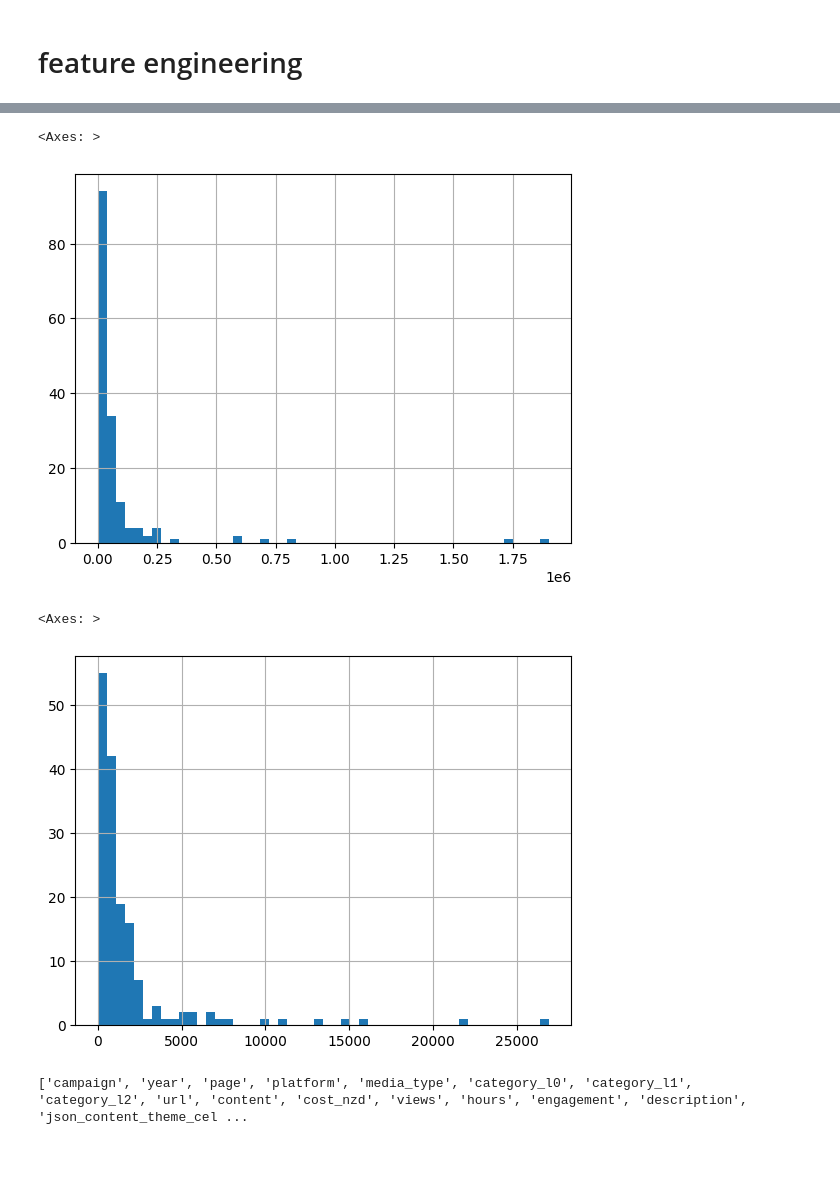
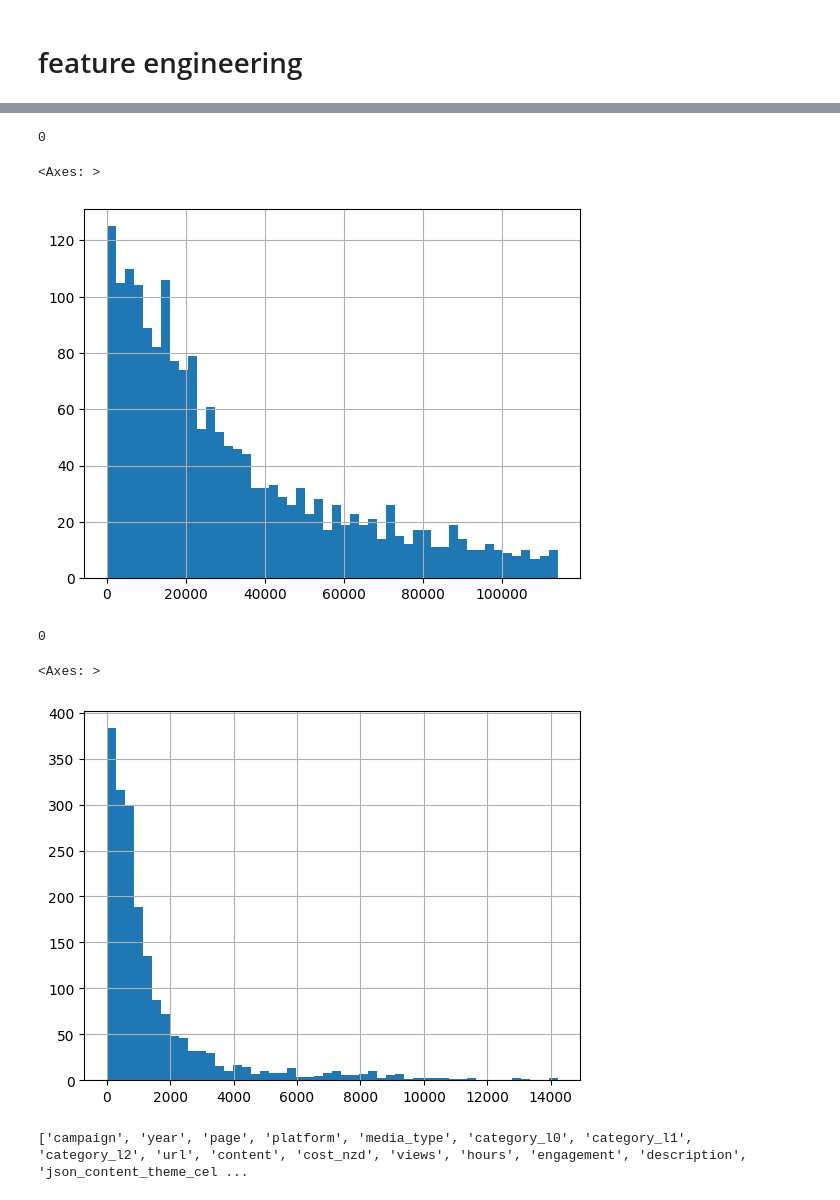
Before and after one commit to Boorrito15/social-media-optimizer, a Jupyter notebook: notebooks/rob.ipynb, the cells around one changed output, grey strips where cells are left out. Drawn from its saved outputs; the diff is of its cells as text; code cells hidden in the pictures; blank space fills up the shorter version.

```diff
--- a/notebooks/rob.ipynb
+++ b/notebooks/rob.ipynb
@@ -183,5 +148,7 @@ Good matches: 160, unmatched bucket keys: 0
 # %%
 df = df[df['description'].notna()]
+df = df.dropna(subset=["views", "engagement"], how="any")
+df = df[df['engagement'] >= 0]
 len(df)
 df.head()
 # %% [output]
@@ -252,7 +217,7 @@ X_normalized = normalize(X)
 
 clusterer = KMeans(
     # n_clusters=best_k,
-    n_clusters=6,
+    n_clusters=3,
     random_state=42,
     n_init="auto"
 )
@@ -322,7 +283,7 @@ X_normalized = normalize(X)
 
 clusterer = KMeans(
     # n_clusters=best_k,
-    n_clusters=6,
+    n_clusters=8,
     random_state=42,
     n_init="auto"
 )
@@ -584,12 +541,32 @@ df.head()
 # %%
+print(df['views'].isna().sum())
+
+
+Q1 = df['views'].quantile(0.25)
+Q3 = df['views'].quantile(0.75)
+IQR = Q3 - Q1
+
+lower_bound = Q1 - 1.5 * IQR
+upper_bound = Q3 + 1.5 * IQR
+
+df = df[(df['views'] >= lower_bound) & (df['views'] <= upper_bound)]
+# df.boxplot(column='views')
 df['views'].hist(bins=50)
 # %% [output]
-<Axes: >
+0
+<Axes: >
-[figure, old version]
+[figure, new version]
 # %%
+
+print(df['engagement'].isna().sum())
+
+df = df[(df['engagement'] >= lower_bound) & (df['engagement'] <= upper_bound)]
+
+# df.boxplot(column='views')
 df['engagement'].hist(bins=50)
 # %% [output]
-<Axes: >
+0
+<Axes: >
-[figure, old version]
+[figure, new version]
 # %%
 # pd.set_option('display.max_columns', None)
```
Also changed, not shown: parts of 24 cells of this notebook, 2 other files.
